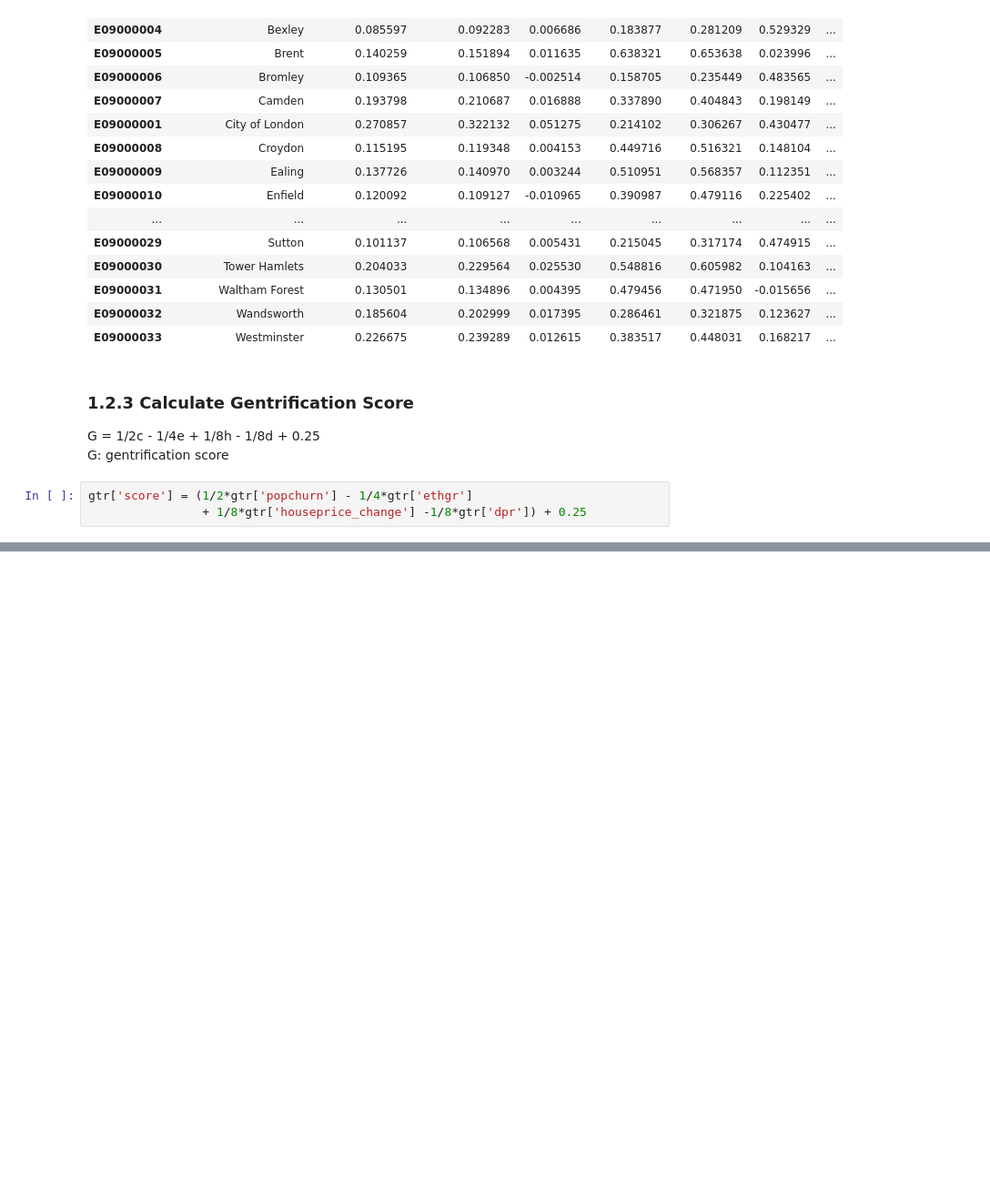
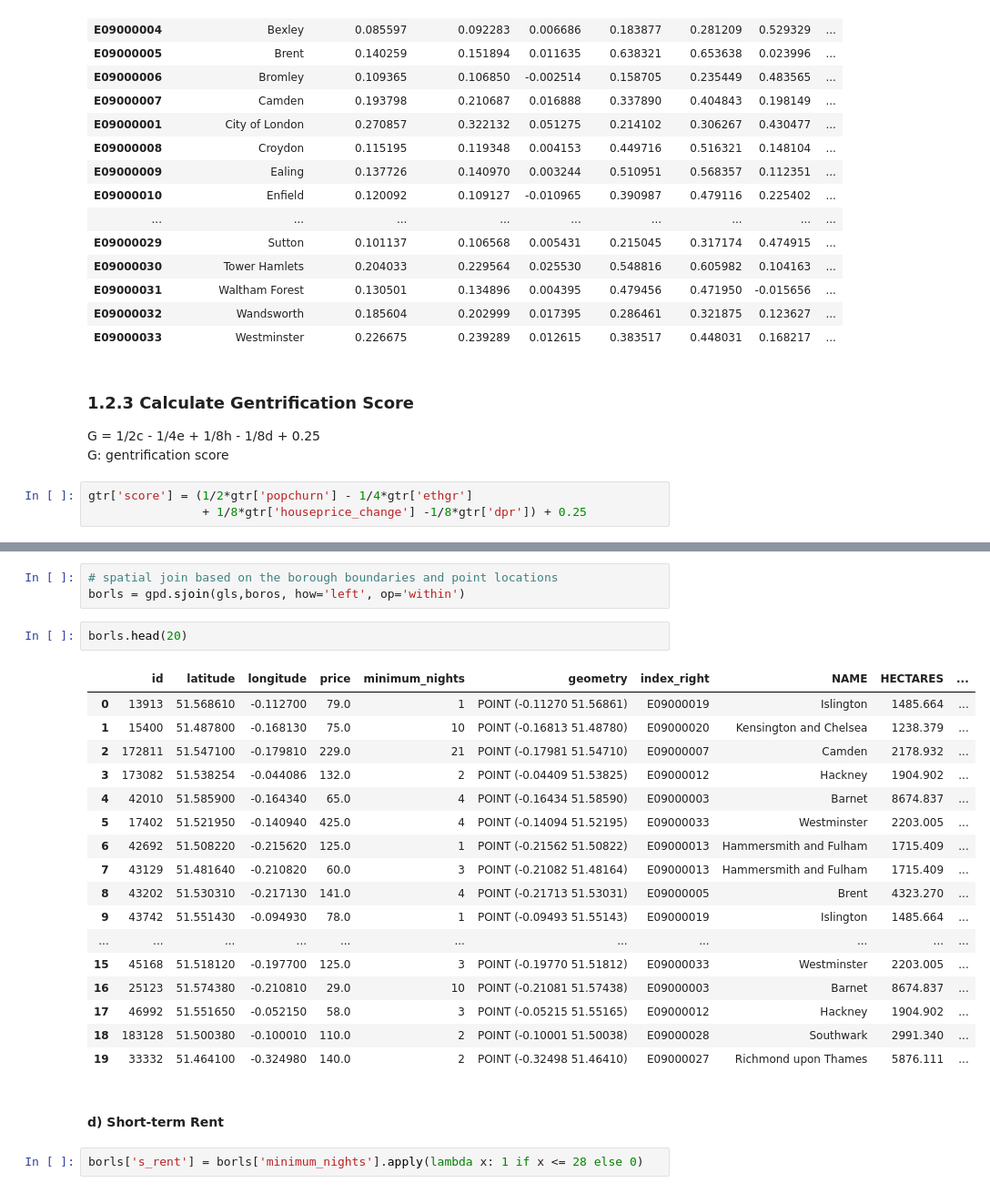
Before and after one commit to qiyuechen1202/fsds_Safari, a Jupyter notebook: dataframe.ipynb, the cells around one changed output, grey strips where cells are left out. Shown: that part at 91% size. Cells and saved outputs as stored; diff of their text form; blank space fills up the shorter version.

```diff
--- a/dataframe.ipynb
+++ b/dataframe.ipynb
@@ -403,0 +377,27 @@ merged_df = merged_df.drop('borough code', axis=1)
+# %%
+# spatial join based on the borough boundaries and point locations
+borls = gpd.sjoin(gls,boros, how='left', op='within')
+# %%
+borls.head(20)
+# %% [output]
+|  | id | latitude | longitude | price | minimum_nights | geometry | index_right | NAME | HECTARES | ... |
+| 0 | 13913 | 51.568610 | -0.112700 | 79.0 | 1 | POINT (-0.11270 51.56861) | E09000019 | Islington | 1485.664 | ... |
+| 1 | 15400 | 51.487800 | -0.168130 | 75.0 | 10 | POINT (-0.16813 51.48780) | E09000020 | Kensington and Chelsea | 1238.379 | ... |
+| 2 | 172811 | 51.547100 | -0.179810 | 229.0 | 21 | POINT (-0.17981 51.54710) | E09000007 | Camden | 2178.932 | ... |
+| 3 | 173082 | 51.538254 | -0.044086 | 132.0 | 2 | POINT (-0.04409 51.53825) | E09000012 | Hackney | 1904.902 | ... |
+| 4 | 42010 | 51.585900 | -0.164340 | 65.0 | 4 | POINT (-0.16434 51.58590) | E09000003 | Barnet | 8674.837 | ... |
+| 5 | 17402 | 51.521950 | -0.140940 | 425.0 | 4 | POINT (-0.14094 51.52195) | E09000033 | Westminster | 2203.005 | ... |
+| 6 | 42692 | 51.508220 | -0.215620 | 125.0 | 1 | POINT (-0.21562 51.50822) | E09000013 | Hammersmith and Fulham | 1715.409 | ... |
+| 7 | 43129 | 51.481640 | -0.210820 | 60.0 | 3 | POINT (-0.21082 51.48164) | E09000013 | Hammersmith and Fulham | 1715.409 | ... |
+| 8 | 43202 | 51.530310 | -0.217130 | 141.0 | 4 | POINT (-0.21713 51.53031) | E09000005 | Brent | 4323.270 | ... |
+| 9 | 43742 | 51.551430 | -0.094930 | 78.0 | 1 | POINT (-0.09493 51.55143) | E09000019 | Islington | 1485.664 | ... |
+| ... | ... | ... | ... | ... | ... | ... | ... | ... | ... | ... |
+| 15 | 45168 | 51.518120 | -0.197700 | 125.0 | 3 | POINT (-0.19770 51.51812) | E09000033 | Westminster | 2203.005 | ... |
+| 16 | 25123 | 51.574380 | -0.210810 | 29.0 | 10 | POINT (-0.21081 51.57438) | E09000003 | Barnet | 8674.837 | ... |
+| 17 | 46992 | 51.551650 | -0.052150 | 58.0 | 3 | POINT (-0.05215 51.55165) | E09000012 | Hackney | 1904.902 | ... |
+| 18 | 183128 | 51.500380 | -0.100010 | 110.0 | 2 | POINT (-0.10001 51.50038) | E09000028 | Southwark | 2991.340 | ... |
+| 19 | 33332 | 51.464100 | -0.324980 | 140.0 | 2 | POINT (-0.32498 51.46410) | E09000027 | Richmond upon Thames | 5876.111 | ... |
+# %% [markdown]
+#### d) Short-term Rent
+# %%
+borls['s_rent'] = borls['minimum_nights'].apply(lambda x: 1 if x <= 28 else 0)
```
Also changed, not shown: parts of 42 cells of this notebook.
